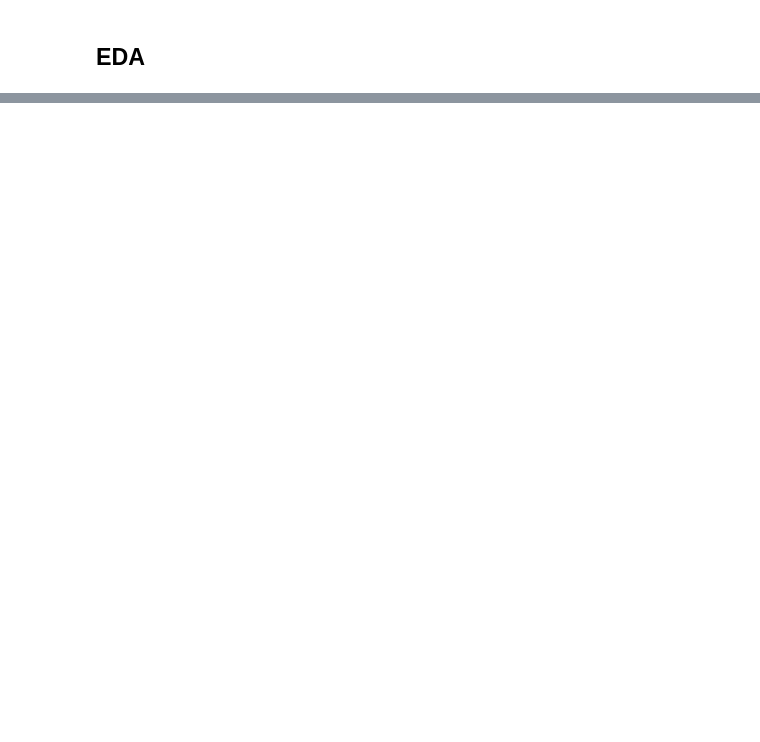
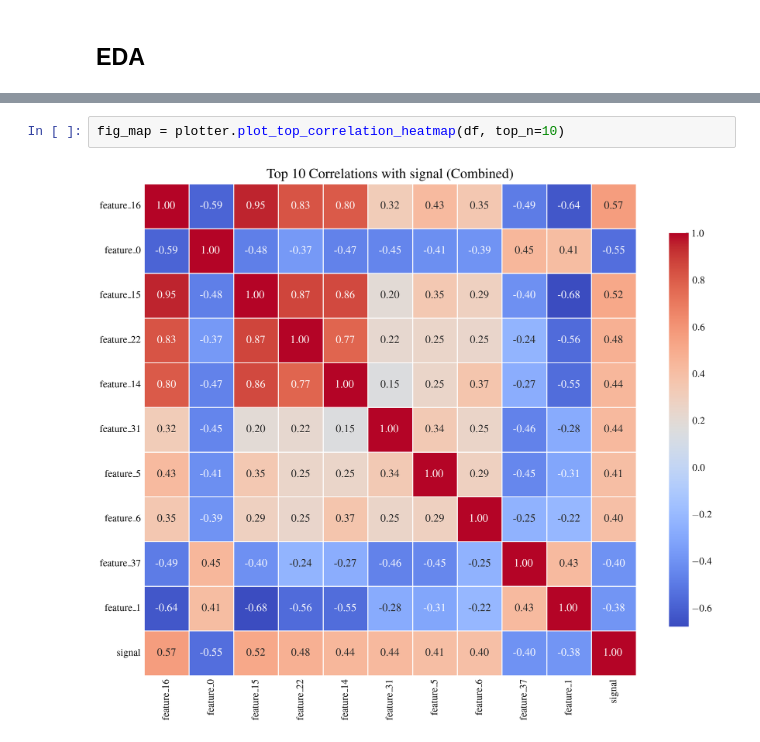
Before and after one commit to mchadolias/miniboone-classification, a Jupyter notebook: notebooks/01_data_exploration.ipynb, the cells around one changed output, grey strips where cells are left out. Drawn from its saved outputs; the diff is of its cells as text; blank space fills up the shorter version.

```diff
--- a/notebooks/01_data_exploration.ipynb
+++ b/notebooks/01_data_exploration.ipynb
@@ -50 +67,5 @@ fig = plotter.plot_top_correlations(df, positive_only=True)
+# %%
+fig_map = plotter.plot_top_correlation_heatmap(df, top_n=10)
+# %% [output]
+[figure, added]
 # %%
```
Also changed, not shown: parts of 9 cells of this notebook.
